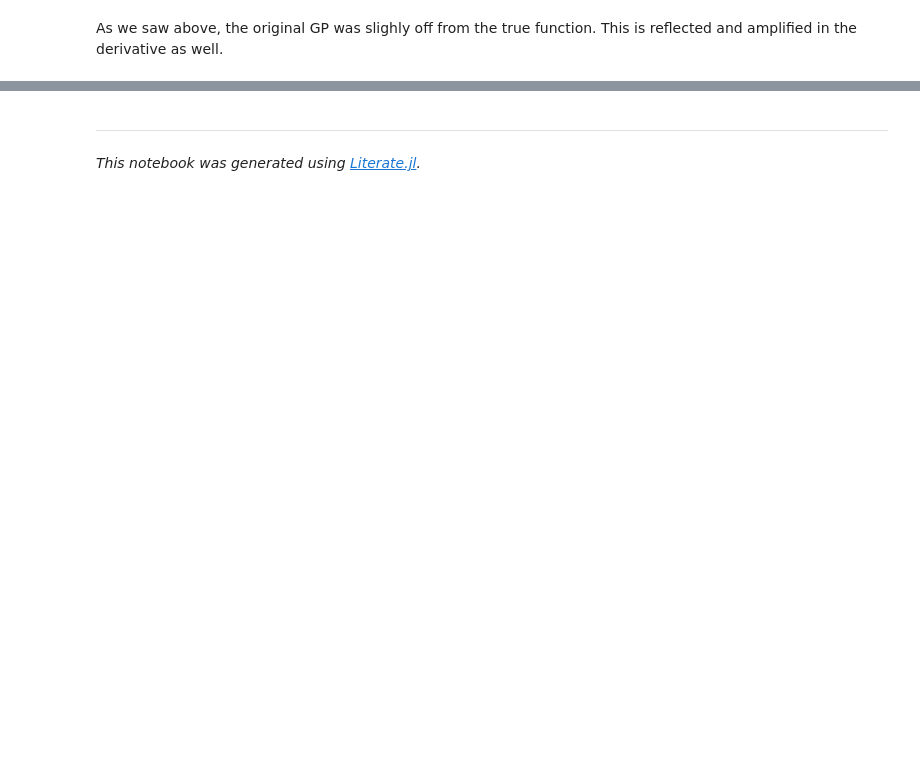
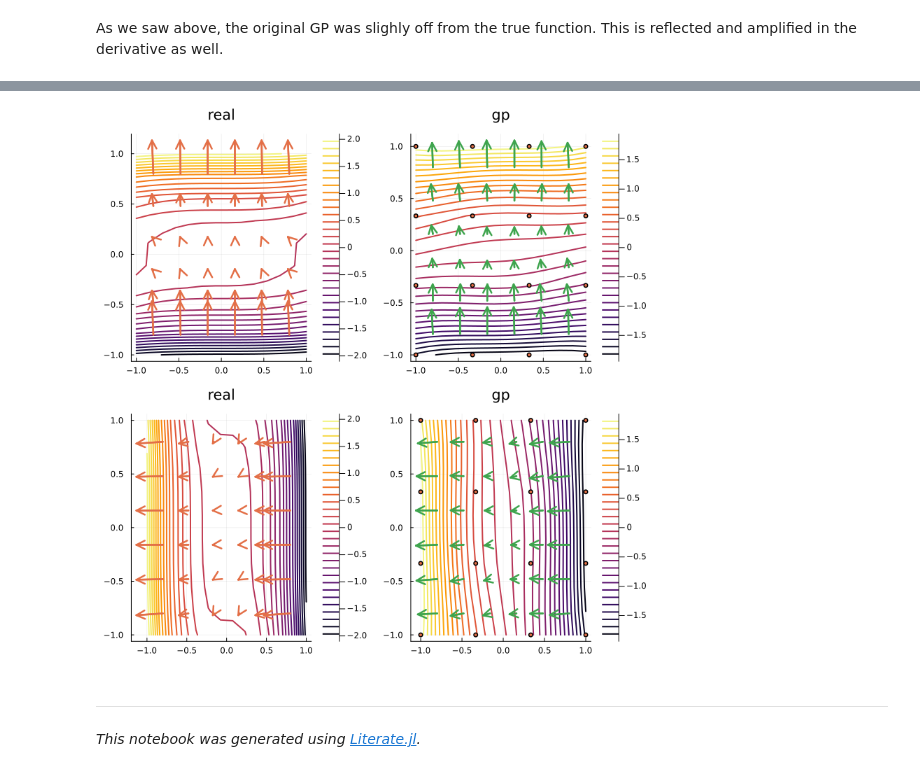
Before and after one commit to Crown421/GPDiffEq.jl, a Jupyter notebook: dev/examples/derivativegp.ipynb, the cells around one changed output, grey strips where cells are left out. Saved outputs shown, nothing was run; the diff lists cells and outputs as text; code cells hidden in the pictures; blank space fills up the shorter version.

```diff
--- a/dev/examples/derivativegp.ipynb
+++ b/dev/examples/derivativegp.ipynb
@@ -93,0 +145,2 @@ As we saw above, the original GP was slighly off from the true function. This is
+# %%
+df_post = differentiate(f_post)
@@ -93,0 +160,80 @@ As we saw above, the original GP was slighly off from the true function. This is
+# %%
+xprange = range(-1, 1; length=14)
+xprange2 = range(-1, 1.0; length=10)
+xp = vcat.(xprange', xprange2)
+
+p = plot(; layout=(2, 2), size=(800, 800))
+
+for comp in 1:2
+    nlevels = 30
+    narrow = 6
+
+    spl = (comp - 1) * 2
+    fungrad(xval) = only(gradient(x -> fun(x)[comp], xval))
+    gpgrad(xval) = only(mean(df_post, [(xval, comp)]))
+    zreal = getindex.(fun.(xp), comp)
+
+    contour!(
+        p,
+        xprange,
+        xprange2,
+        zreal;
+        levels=nlevels,
+        linewidth=2,
+        label="",
+        subplot=spl + 1,
+        title="real",
+    )
+
+    xpMO = [[(xval, comp)] for xval in xp]
+    zgp = only.(mean.(Ref(f_post), xpMO))
+    contour!(
+        p,
+        xprange,
+        xprange2,
+        zgp;
+        levels=nlevels,
+        linewidth=2,
+        label="",
+        subplot=spl + 2,
+        title="gp",
+    )
+
+    scatter!(
+        p,
+        getindex.(x, 1),
+        getindex.(x, 2);
+        label="data",
+        markersize=3,
+        subplot=spl + 2,
+        legend=:none,
+    )
+
+    xgrange = range(-0.8, 0.8; length=narrow)
+    xg = collect.(Iterators.product(xgrange, xgrange))[:]
+    dzreal = fungrad.(xg)
+    sf = maximum(norm.(dzreal)) * 3
+
+    quiver!(
+        p,
+        getindex.(xg, 1),
+        getindex.(xg, 2);
+        quiver=(getindex.(dzreal, 1) ./ sf, getindex.(dzreal, 2) ./ sf),
+        label="data",
+        linewidth=2.5,
+        subplot=spl + 1,
+    )
+
+    dzgp = gpgrad.(xg)
+    quiver!(
+        p,
+        getindex.(xg, 1),
+        getindex.(xg, 2);
+        quiver=(getindex.(dzgp, 1) ./ sf, getindex.(dzgp, 2) ./ sf),
+        label="data",
+        linewidth=2.5,
+        subplot=spl + 2,
+    )
+end
+p
+# %% [output]
@@ -94,3 +242,4 @@ As we saw above, the original GP was slighly off from the true function. This is
+[figure, added]
 # %% [markdown]
 ---
 
```
Also changed, not shown: parts of 24 cells of this notebook, 30 other files.
